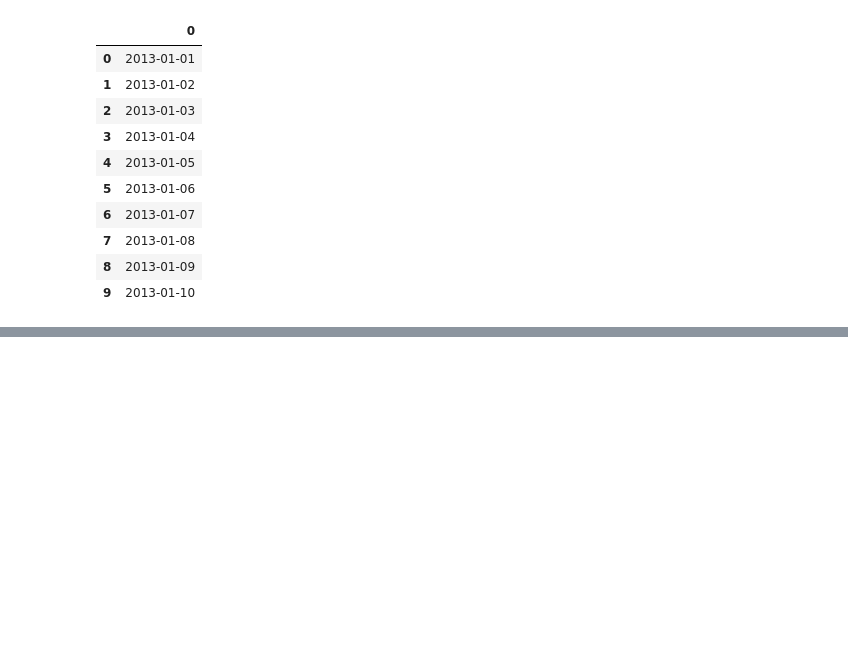
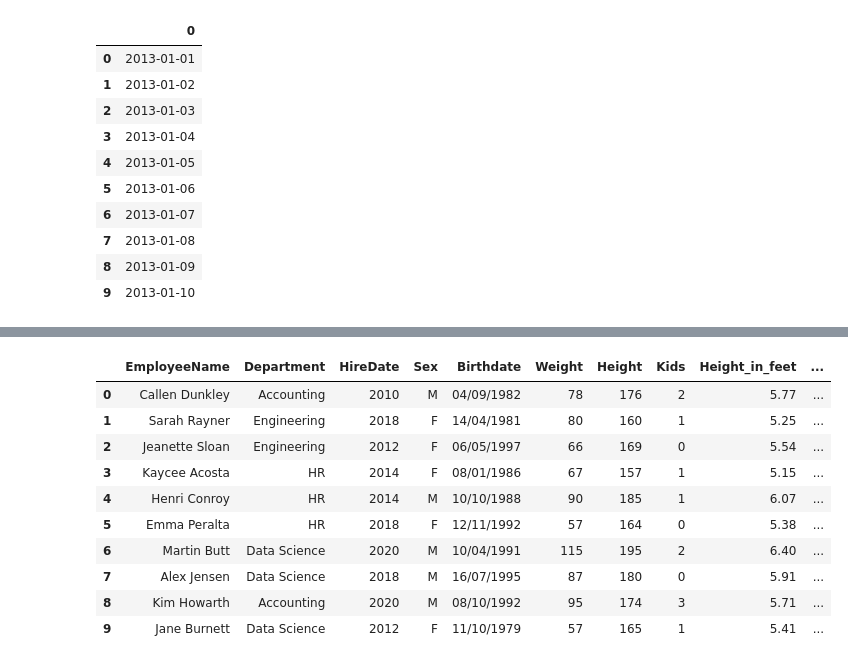
Before and after one commit to krzpiszcz/pandas_14_09_2024, a Jupyter notebook: _MyWork/My_Work1.ipynb, the cells around one changed output, grey strips where cells are left out. Cells and saved outputs as stored; diff of their text form; code cells hidden in the pictures; blank space fills up the shorter version.

```diff
--- a/_MyWork/My_Work1.ipynb
+++ b/_MyWork/My_Work1.ipynb
@@ -21,0 +255,3 @@ df.head(n=10)
+# %%
+def cm_to_feet(h):
+    return round(h/30.48,2)
@@ -21,0 +278,12 @@ df.head(n=10)
+# %%
+data = pd.DataFrame({
+    'EmployeeName': ['Callen Dunkley', 'Sarah Rayner', 'Jeanette Sloan', 'Kaycee Acosta', 'Henri Conroy', 'Emma Peralta', 'Martin Butt', 'Alex Jensen', 'Kim Howarth', 'Jane Burnett'],
+    'Department': ['Accounting', 'Engineering', 'Engineering', 'HR', 'HR', 'HR', 'Data Science', 'Data Science', 'Accounting', 'Data Science'],
+    'HireDate': [2010, 2018, 2012, 2014, 2014, 2018, 2020, 2018, 2020, 2012],
+    'Sex': ['M', 'F', 'F', 'F', 'M', 'F', 'M', 'M', 'M', 'F'],
+    'Birthdate': ['04/09/1982', '14/04/1981', '06/05/1997', '08/01/1986', '10/10/1988', '12/11/1992', '10/04/1991', '16/07/1995', '08/10/1992', '11/10/1979'],
+    'Weight': [78, 80, 66, 67, 90, 57, 115, 87, 95, 57],
+    'Height': [176, 160, 169, 157, 185, 164, 195, 180, 174, 165],
+    'Kids': [2, 1, 0, 1, 1, 0, 2, 0, 3, 1]
+})
+data
@@ -21,0 +316,3 @@ df.head(n=10)
+# %%
+data['Height_in_feet'] = data['Height'].apply(cm_to_feet)
+data
@@ -21,0 +331,15 @@ df.head(n=10)
+# %%
+data['First Name'] = data['EmployeeName'].apply(lambda fullname: fullname.split()[0])
+data
+# %% [output]
+|  | EmployeeName | Department | HireDate | Sex | Birthdate | Weight | Height | Kids | Height_in_feet | ... |
+| 0 | Callen Dunkley | Accounting | 2010 | M | 04/09/1982 | 78 | 176 | 2 | 5.77 | ... |
+| 1 | Sarah Rayner | Engineering | 2018 | F | 14/04/1981 | 80 | 160 | 1 | 5.25 | ... |
+| 2 | Jeanette Sloan | Engineering | 2012 | F | 06/05/1997 | 66 | 169 | 0 | 5.54 | ... |
+| 3 | Kaycee Acosta | HR | 2014 | F | 08/01/1986 | 67 | 157 | 1 | 5.15 | ... |
+| 4 | Henri Conroy | HR | 2014 | M | 10/10/1988 | 90 | 185 | 1 | 6.07 | ... |
+| 5 | Emma Peralta | HR | 2018 | F | 12/11/1992 | 57 | 164 | 0 | 5.38 | ... |
+| 6 | Martin Butt | Data Science | 2020 | M | 10/04/1991 | 115 | 195 | 2 | 6.40 | ... |
+| 7 | Alex Jensen | Data Science | 2018 | M | 16/07/1995 | 87 | 180 | 0 | 5.91 | ... |
+| 8 | Kim Howarth | Accounting | 2020 | M | 08/10/1992 | 95 | 174 | 3 | 5.71 | ... |
+| 9 | Jane Burnett | Data Science | 2012 | F | 11/10/1979 | 57 | 165 | 1 | 5.41 | ... |
```
Also changed, not shown: parts of 39 cells of this notebook, 6 other files.
